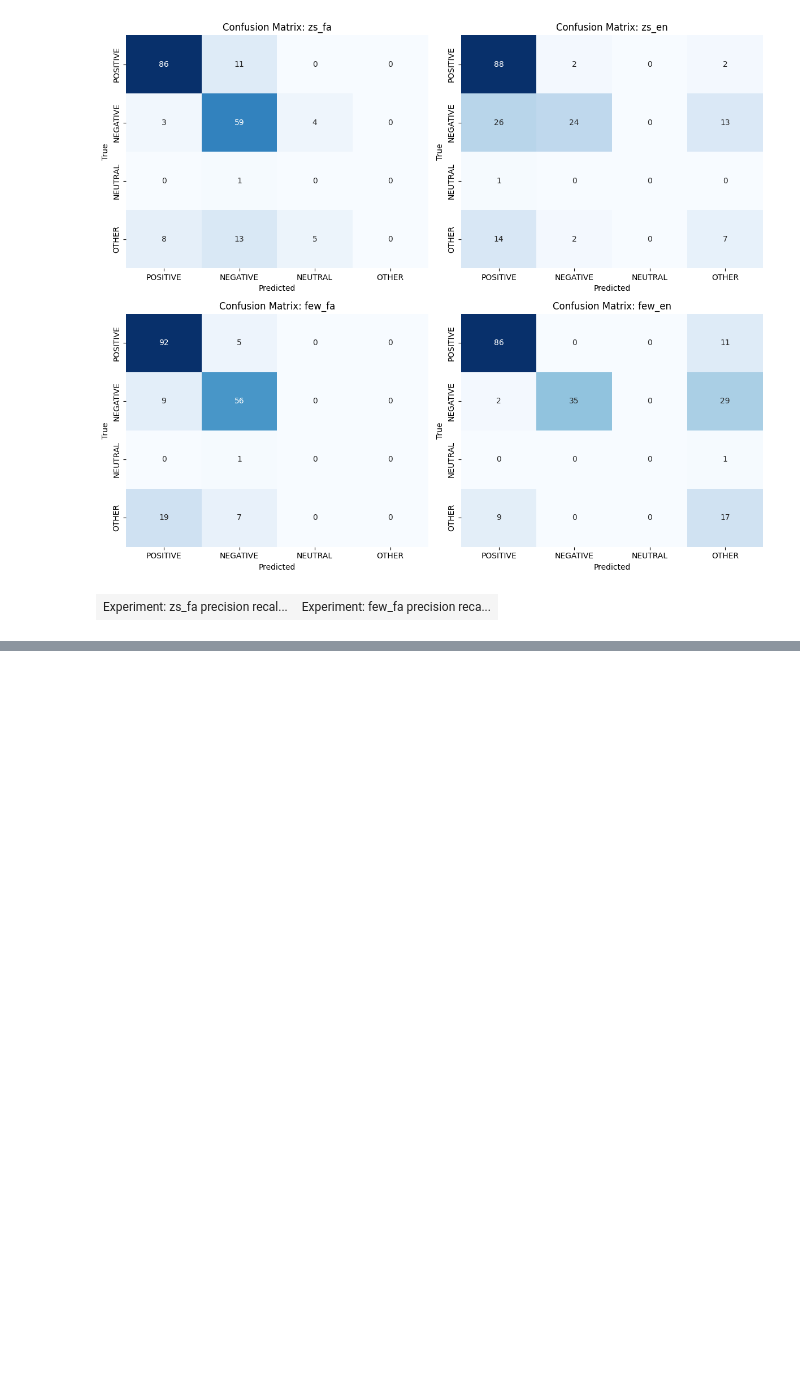
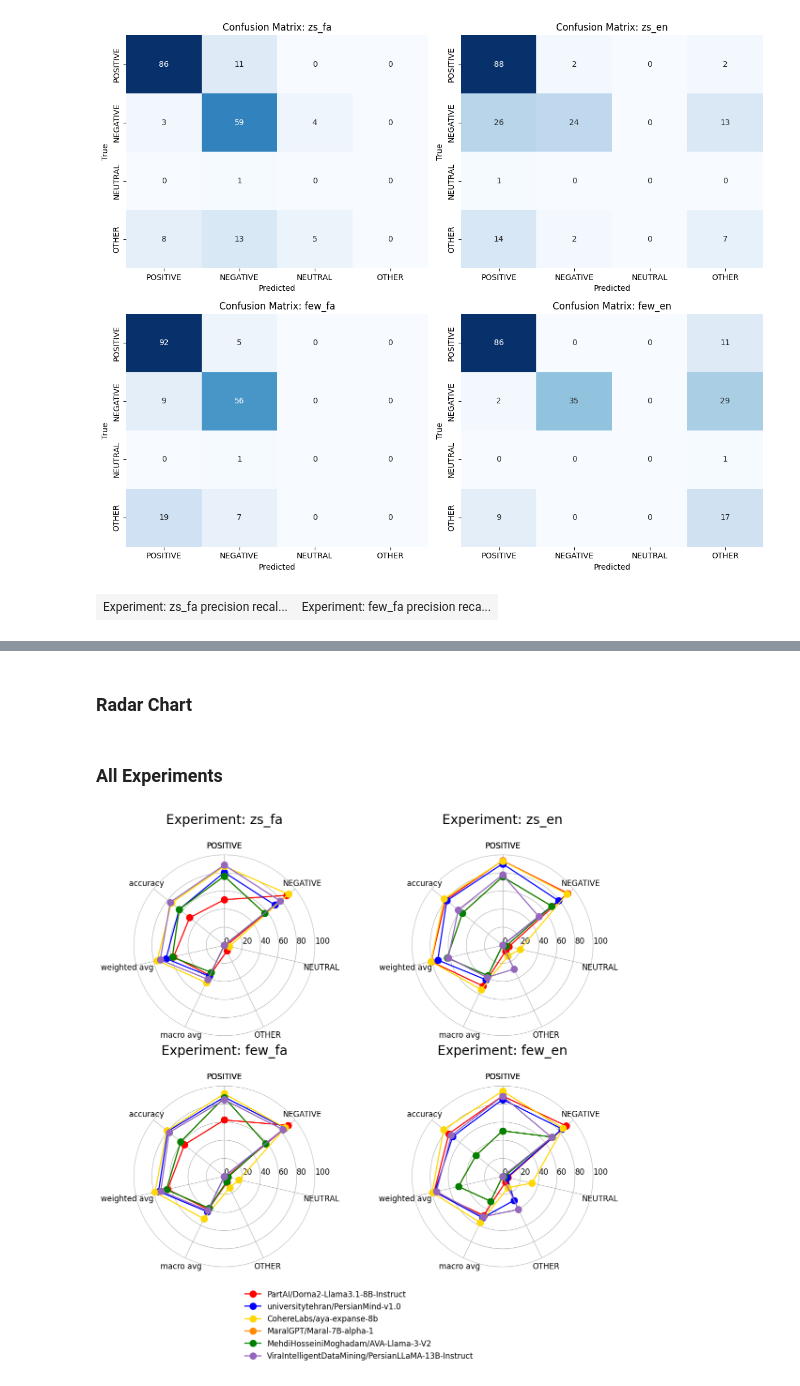
Before and after one commit to shayantabatabaee/llm-sentiment-analysis, a Jupyter notebook: llm-sentiment-analysis.ipynb, the cells around one changed output, grey strips where cells are left out. Cells and saved outputs as stored; diff of their text form; code cells hidden in the pictures; blank space fills up the shorter version.

Commit message:
feature: Add conclusion section and radar chart

```diff
--- a/llm-sentiment-analysis.ipynb
+++ b/llm-sentiment-analysis.ipynb
@@ -679,6 +680,14 @@ def calculate_metrics(df):
 
     for i, pred_col in enumerate(prediction_columns):
         report = classification_report(df['sentiment'], df[pred_col], labels=labels, output_dict=True, zero_division=0)
+
+        report["accuracy"] = {
+            "precision": accuracy_score(df['sentiment'], df[pred_col]),
+            "recall": accuracy_score(df['sentiment'], df[pred_col]),
+            "f1-score": accuracy_score(df['sentiment'], df[pred_col]),
+            "support": len(df['sentiment'])
+        }
+
         report_df = pd.DataFrame(report).transpose()
         report_df = report_df.round(3)
         results[pred_col] = report_df
@@ -776,0 +801,9 @@ show_metrics_grid(model_6_result)
+# %%
+metrics = {
+    "PartAI/Dorna2-Llama3.1-8B-Instruct": calculate_metrics(model_1_result),
+    "universitytehran/PersianMind-v1.0": calculate_metrics(model_2_result),
+    "CohereLabs/aya-expanse-8b": calculate_metrics(model_3_result),
+    "MaralGPT/Maral-7B-alpha-1": calculate_metrics(model_4_result),
+    "MehdiHosseiniMoghadam/AVA-Llama-3-V2": calculate_metrics(model_5_result),
+    "ViraIntelligentDataMining/PersianLLaMA-13B-Instruct": calculate_metrics(model_6_result)
+}
@@ -776,0 +812,2 @@ show_metrics_grid(model_6_result)
+# %% [markdown]
+### Radar Chart
@@ -776,0 +861,37 @@ show_metrics_grid(model_6_result)
+# %% [markdown]
+### All Experiments
+# %%
+keys = list(prompts.keys())
+
+num_charts = len(keys)
+cols = 2
+rows = math.ceil(num_charts / cols)
+
+fig, axs = plt.subplots(rows, cols, subplot_kw=dict(polar=True), figsize=(12, 5 * rows))
+
+axs = axs.reshape(rows, cols) if rows > 1 else [axs]
+
+for idx, key in enumerate(keys):
+    row, col = divmod(idx, cols)
+    ax = axs[row][col]
+    plot_radar_chart(metrics, f"Experiment: {key}", key, ax)
+
+for idx in range(len(keys), rows * cols):
+    row, col = divmod(idx, cols)
+    fig.delaxes(axs[row][col])
+
+handles, labels = axs[0][0].get_legend_handles_labels()
+
+fig.legend(
+    handles,
+    labels,
+    loc='upper center',
+    bbox_to_anchor=(0.5, -0.01),
+    fontsize=12,
+    frameon=False
+)
+
+plt.tight_layout()
+plt.show()
+# %% [output]
+[figure, added]
```
Also changed, not shown: parts of 7 cells of this notebook.
